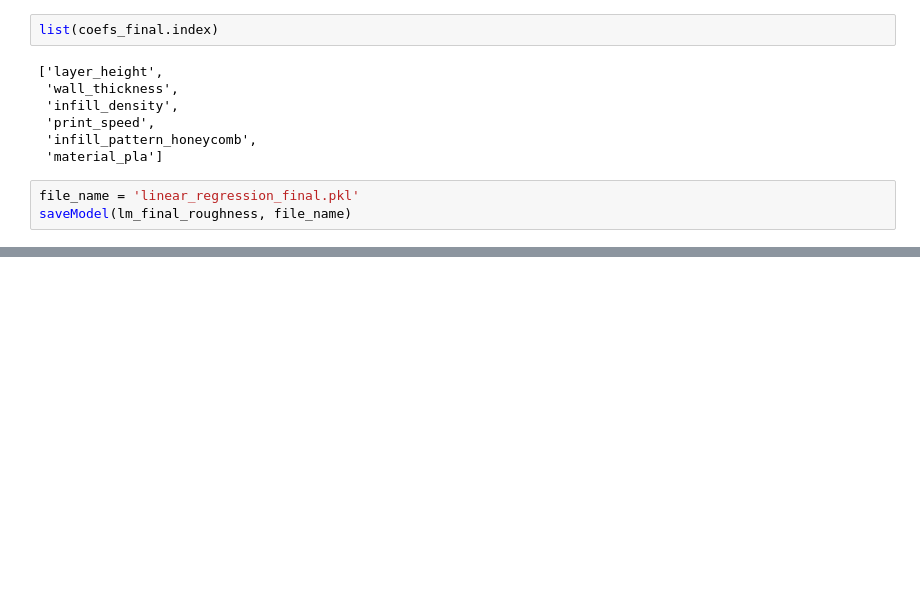
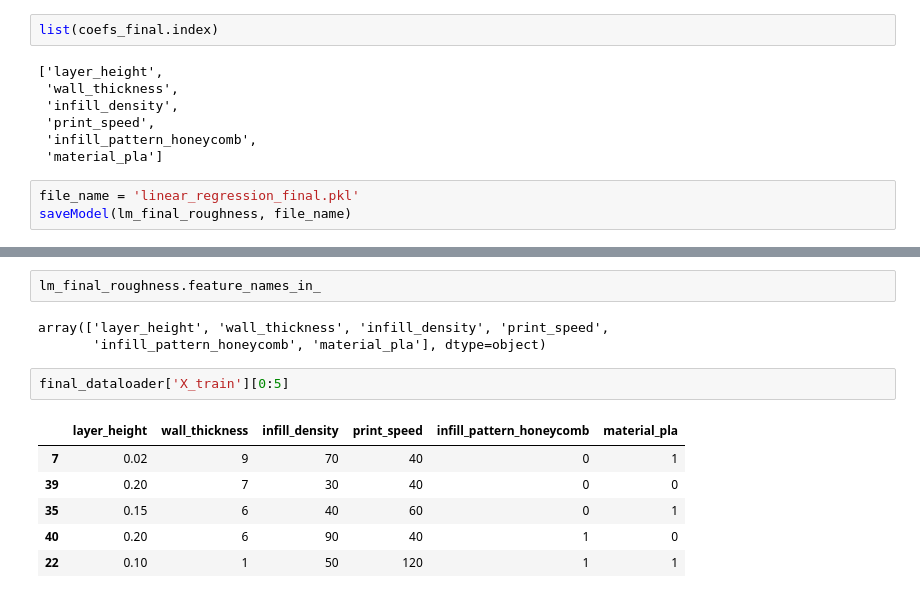
Before and after one commit to SuvroBaner/polymerize.io, a Jupyter notebook: polymerize_notebook.ipynb, the cells around one changed output, grey strips where cells are left out. Saved outputs shown, nothing was run; the diff lists cells and outputs as text; blank space fills up the shorter version.

```diff
--- a/polymerize_notebook.ipynb
+++ b/polymerize_notebook.ipynb
@@ -795,0 +832,14 @@ saveModel(lm_final_roughness, file_name)
+# %%
+lm_final_roughness.feature_names_in_
+# %% [output]
+array(['layer_height', 'wall_thickness', 'infill_density', 'print_speed',
+       'infill_pattern_honeycomb', 'material_pla'], dtype=object)
+# %%
+final_dataloader['X_train'][0:5]
+# %% [output]
+|  | layer_height | wall_thickness | infill_density | print_speed | infill_pattern_honeycomb | material_pla |
+| 7 | 0.02 | 9 | 70 | 40 | 0 | 1 |
+| 39 | 0.20 | 7 | 30 | 40 | 0 | 0 |
+| 35 | 0.15 | 6 | 40 | 60 | 0 | 1 |
+| 40 | 0.20 | 6 | 90 | 40 | 1 | 0 |
+| 22 | 0.10 | 1 | 50 | 120 | 1 | 1 |
```
Also changed, not shown: parts of 25 cells of this notebook, 1 other file.
